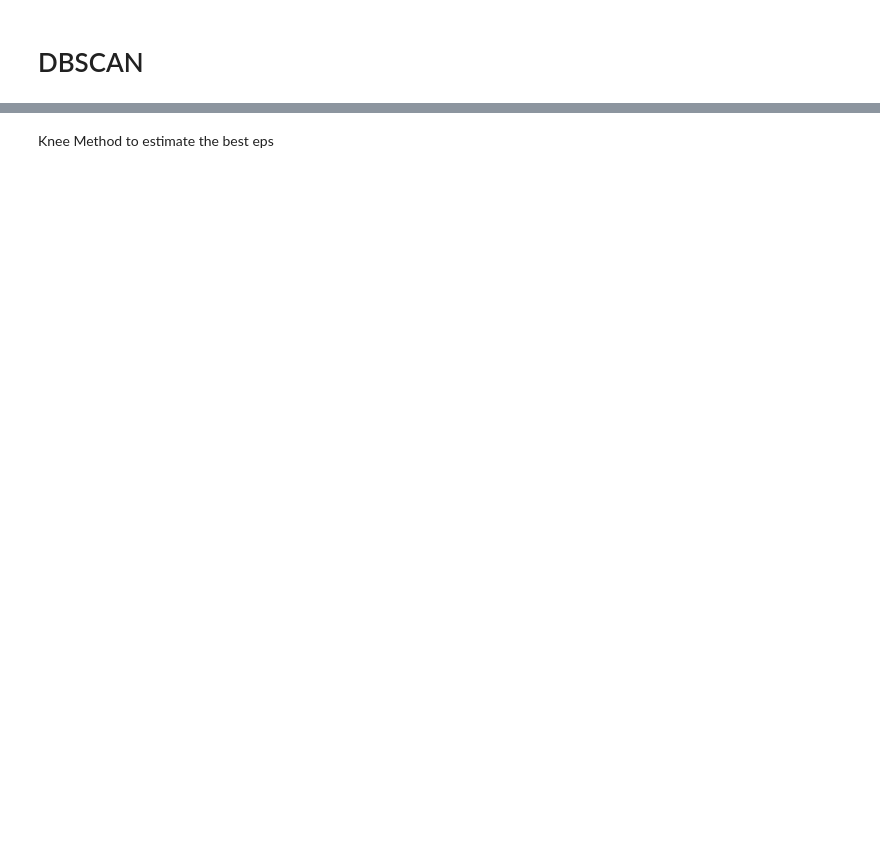
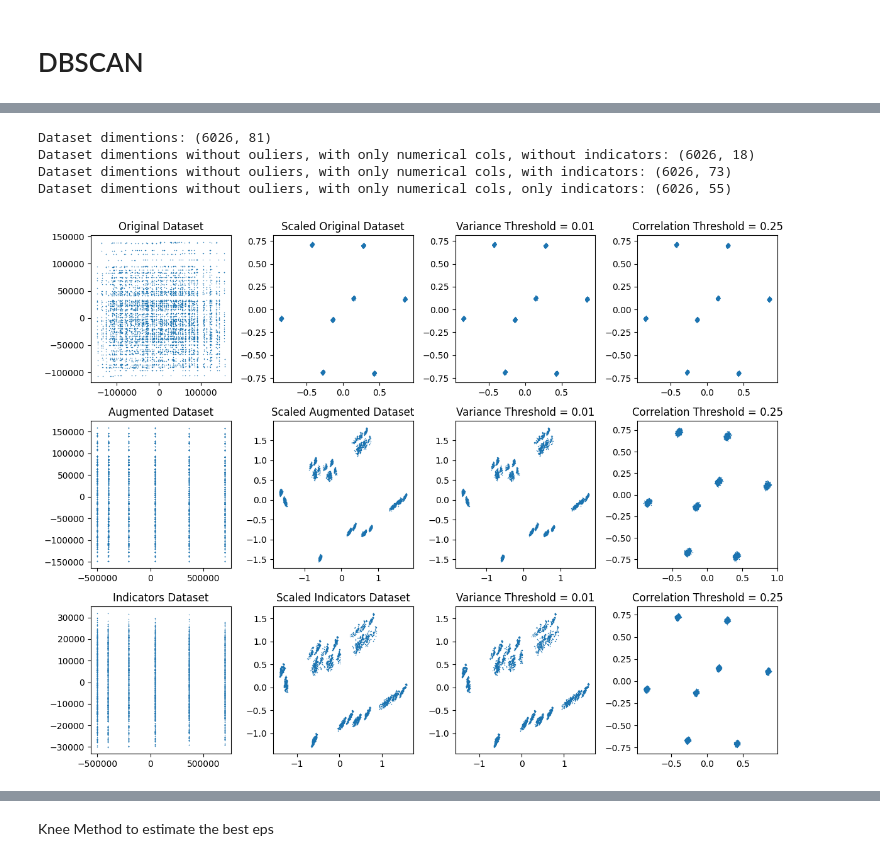
Before and after one commit to gentannipea/DataMining-2023, a Jupyter notebook: notebooks/claudia/Clustering_dbscan.ipynb, the cells around one changed output, grey strips where cells are left out. Drawn from its saved outputs; the diff is of its cells as text; code cells hidden in the pictures; blank space fills up the shorter version.

```diff
--- a/notebooks/claudia/Clustering_dbscan.ipynb
+++ b/notebooks/claudia/Clustering_dbscan.ipynb
@@ -564,0 +567,79 @@ Index(['latitude', 'min_age_participants', 'n_killed', 'timestamp'], dtype='obje
+# %%
+random_df_orig, random_df_orig_s, random_scaler_orig = prepare(df=random_df_init, scaler=SCALER, with_indicators=False, with_original=True)
+random_df, random_df_s, random_scaler = prepare(df=random_df_init, scaler=SCALER, with_indicators=True, with_original=True)
+random_df_ind, random_df_ind_s, random_scaler_ind = prepare(df=random_df_init, scaler=SCALER, with_indicators=True, with_original=False)
+
+print(f'Dataset dimentions: {random_df_init.shape}')
+print(f'Dataset dimentions without ouliers, with only numerical cols, without indicators: {random_df_orig.shape}')
+print(f'Dataset dimentions without ouliers, with only numerical cols, with indicators: {random_df.shape}')
+print(f'Dataset dimentions without ouliers, with only numerical cols, only indicators: {random_df_ind.shape}')
+
+random_dataframes = [random_df_orig, random_df, random_df_ind]
+random_scaled_dataframes = [random_df_orig_s, random_df_s, random_df_ind_s]
+random_scalers = [random_scaler_orig, random_scaler, random_scaler_ind]
+titles = ['Original Dataset', 'Augmented Dataset', 'Indicators Dataset']
+N = len(random_dataframes)
+
+if SCALER == 'minmax':
+    var_thr = 0.01
+    corr_thr = 0.25
+else:
+    var_thr = 1
+    corr_thr = 0.25
+
+reduced1s = []
+reduced2s = []
+
+for ds in random_scaled_dataframes:
+    rs1 = features_reduction_var(ds, variance_threshold=var_thr)
+    rs2 = features_reduction_corr(rs1, correlation_threshold=corr_thr)
+    reduced1s.append(rs1)
+    reduced2s.append(rs2)
+
+random_scaled_dataframes = random_scaled_dataframes + reduced2s
+random_dataframes = random_dataframes*2
+random_scalers = random_scalers*2
+
+plt.figure(figsize=(12, 9))
+
+for d, ds, rs1, rs2, t, i in zip(random_dataframes, random_scaled_dataframes, reduced1s, reduced2s, titles, np.arange(1, N*4, 4)):
+
+    pca = perform_PCA(df=d, n_components=2)
+    pca_s = perform_PCA(df=ds, n_components=2)
+    pca_rs1 = perform_PCA(df=rs1, n_components=2)
+    pca_rs2 = perform_PCA(df=rs2, n_components=2)
+
+    plt.subplot(3, 4, i)
+    plt.scatter(pca[:, 0], pca[:, 1], s=1, edgecolors='black', linewidths=0.001)
+    plt.title(t)
+
+    plt.subplot(3, 4, i+1)
+    plt.scatter(pca_s[:, 0], pca_s[:, 1], s=1, edgecolors='black', linewidths=0.001)
+    plt.title(f'Scaled {t}')
+
+    plt.subplot(3, 4, i+2)
+    plt.scatter(pca_rs1[:, 0], pca_rs1[:, 1], s=1, edgecolors='black', linewidths=0.001)
+    plt.title(f'Variance Threshold = {var_thr}')
+
+    plt.subplot(3, 4, i+3)
+    plt.scatter(pca_rs2[:, 0], pca_rs2[:, 1], s=1, edgecolors='black', linewidths=0.001)
+    plt.title(f'Correlation Threshold = {corr_thr}')
+
+plt.tight_layout()
+plt.show()
+
+for ds, rs1, rs2, t in zip(random_scaled_dataframes, reduced1s, reduced2s, titles):
+    print(f'{t}\n\nInitial n_cols = {ds.shape[1]}')
+    print(f'\nSurvived columns (variance_threshold = {var_thr}):----------------------------------------------')
+    print(f'n_cols = {len(rs1.columns)}')
+    print(rs1.columns)
+
+    print(f'\nSurvived columns (correlation_threshold = {corr_thr}):----------------------------------------------')
+    print(f'n_cols = {len(rs2.columns)}')
+    print(f'{rs2.columns}\n')
+# %% [output]
+Dataset dimentions: (6026, 81)
+Dataset dimentions without ouliers, with only numerical cols, without indicators: (6026, 18)
+Dataset dimentions without ouliers, with only numerical cols, with indicators: (6026, 73)
+Dataset dimentions without ouliers, with only numerical cols, only indicators: (6026, 55)
+[figure, added]
```
Also changed, not shown: parts of 22 cells of this notebook.
